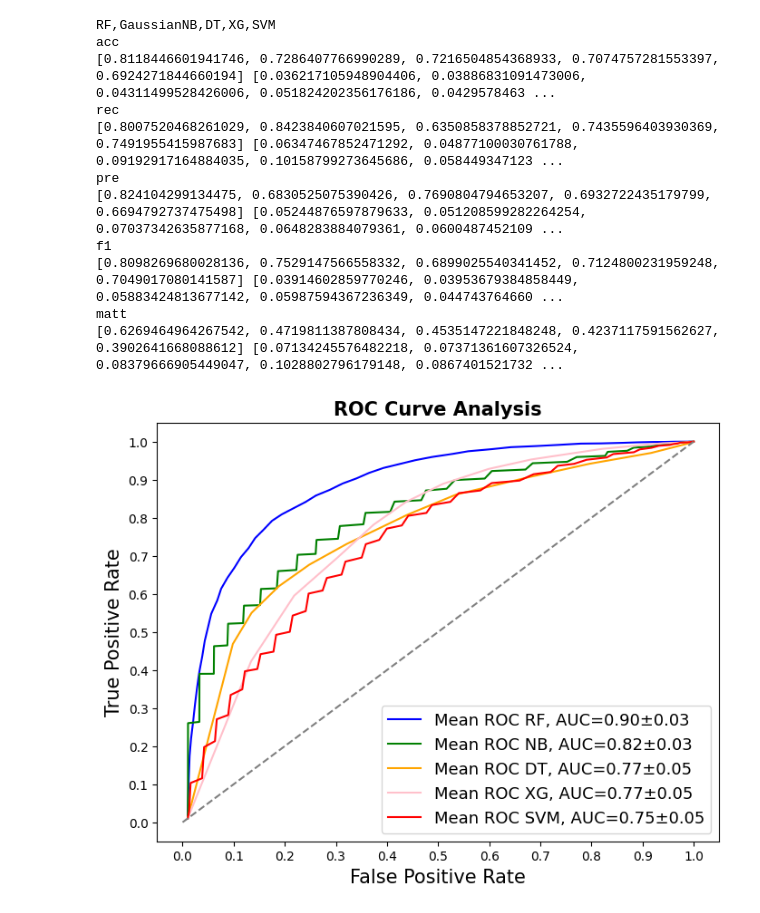
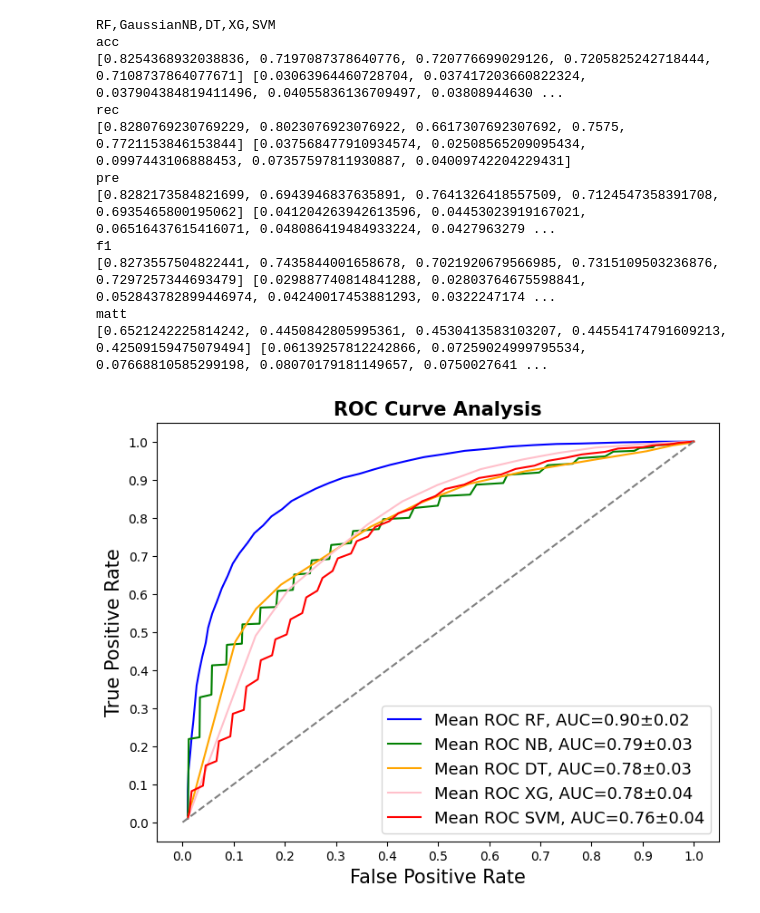
Before and after one commit to cparejabarrueto/epitopes, a Jupyter notebook: Epitopes-Article.ipynb, the cells around one changed output. Saved outputs shown, nothing was run; the diff lists cells and outputs as text; code cells hidden in the pictures.

```diff
--- a/Epitopes-Article.ipynb
+++ b/Epitopes-Article.ipynb
@@ -28,9 +28,6 @@ classifiers = [RandomForestClassifier(random_state=123),
                DecisionTreeClassifier(random_state=123,min_samples_split=100),
                xgb.XGBClassifier(n_estimators=2, max_depth=2, learning_rate=1, objective='binary:logistic'),
                SVC(random_state=123, probability=True)]
-#RF,GaussianNB,DT,XGB,SVC
-
-#TABLA RESULTADOS SOBRE MATRIZ DE CONFUSION Y CURVA ROC
 result_table = pd.DataFrame(columns=['classifiers','fpr','tpr','auc'])
 
 graph_acc=[]
@@ -51,9 +48,10 @@ print(df_ref)
 X=df_ref[feature_cols]
 Y=df_ref.Class
 X_p=preprocessing.normalize(X)
-print(df_ref.iloc[np.random.random_integers(256,2050,256),0:74])
-df2=df_ref.iloc[np.random.random_integers(256,2050,256),0:74]
-df3=df_ref.iloc[0:256,0:74]
+df2=df_ref.iloc[np.random.random_integers(256,2050,257),0:74]
+#size for positive and negative samples is 257
+df2.to_csv('source_nonEpiRef.csv', index=True)
+df3=df_ref.iloc[0:257,0:74]
 frames = [df3, df2]
 df4=pd.concat(frames)
 Xrandom=df4[feature_cols]
@@ -89,18 +87,30 @@ Name: Class, Length: 512, dtype: int64
 # %%
+count = 0
 for cls in classifiers: #BUCLE PARA CADA ALGORITMO CLASIFICADOR, RANDOM FOREST
-    #print(cls)
+    count=count+1
+    if count == 1:
+        name = "RF"
+    if count == 2:
+        name = "NB"
+    if count == 3:
+        name = "DT"
+    if count == 4:
+        name = "SVM"
+    if count ==5:
+        name = "XG"
     for i in W_range:   #BUCLE DE 100 REPETICIONES
         fpr_all=[]      #SETEAR VARIABLES, LISTAS VACÍAS PARA MATRIZ DE COSTO
         tpr_all=[]
-        df2=df_ref.iloc[np.random.random_integers(256,2050,256),0:74]  #SELECCION DE EJEMPLOS NEGATIVOS
-        df3=df_ref.iloc[0:255,0:74] #EJEMPLOS POSITIVOS
+        df2=df_ref.iloc[np.random.random_integers(256,2050,257),0:74]  #SELECCION DE EJEMPLOS NEGATIVOS
+        df2.to_csv('source_nonEpiRef_'+str(name)+'_'+str(i)+'.csv', index=True)
+        df3=df_ref.iloc[0:257,0:74] #EJEMPLOS POSITIVOS
         frames = [df3, df2]
         df4=pd.concat(frames)
         X_r=df4[feature_cols]    #SELECCION DE LOS DESCRIPTORES ELEGIDOS
         Y_r=df4.Class
         Y_r.value_counts()
         X_rn=preprocessing.normalize(X_r)          #ESCALAR VALORES DE DESCRIPTORS
-        X_train, X_test, y_train, y_test = train_test_split(X_rn,Y_r, test_size=0.20) #DIVIDIR SET DE DATOS EN ENTRENAMIENTO Y PRUEBA
+        X_train, X_test, y_train, y_test = train_test_split(X_rn,Y_r, test_size=0.20,random_state=123) #DIVIDIR SET DE DATOS EN ENTRENAMIENTO Y PRUEBA
         model = cls.fit(X_train, y_train)          #CONSTRUIR MODELO
         y_pred = model.predict_proba(X_test)[::,1] #PREDECIR VALORES PARA EL TEST
         fpr, tpr, _ = roc_curve(y_test,y_pred)     #IDENTIFICAR FALSOS Y VERDADEROS POSITIVOS PARA CONTRUIR CURVA ROC
@@ -339,36 +349,36 @@ mean_tpr_xg = np.mean(matrix,axis=1)
 std_tpr_xg = np.std(matrix,axis=1)
 
 
 plt.figure(figsize=(8,6))
 clasif = ["RF","NB","DT","XG","SVM"]
 plt.plot(mean_fpr_rf, mean_tpr_rf, color='blue', label="Mean ROC {}, AUC={:.2f}±{:.2f}".format(clasif[0], Auc2[0],Auc3[0]))
 plt.plot(mean_fpr_nb, mean_tpr_nb, color='green', label="Mean ROC {}, AUC={:.2f}±{:.2f}".format(clasif[1], Auc2[1],Auc3[1]))
 plt.plot(mean_fpr_dt, mean_tpr_dt, color='orange',label="Mean ROC {}, AUC={:.2f}±{:.2f}".format(clasif[2], Auc2[2],Auc3[2]))
 plt.plot(mean_fpr_xg,mean_tpr_xg,color='pink',  label="Mean ROC {}, AUC={:.2f}±{:.2f}".format(clasif[3], Auc2[3],Auc3[3]))
 plt.plot(mean_fpr_svm, mean_tpr_svm, color='red',   label="Mean ROC {}, AUC={:.2f}±{:.2f}".format(clasif[4], Auc2[4],Auc3[4]))
 plt.plot([0,1], [0,1], color='grey', linestyle='--')
 plt.xticks(np.arange(0.0, 1.1, step=0.1))
 plt.xlabel("False Positive Rate", fontsize=15)
 plt.yticks(np.arange(0.0, 1.1, step=0.1))
 plt.ylabel("True Positive Rate", fontsize=15)
 plt.title('ROC Curve Analysis', fontweight='bold', fontsize=15)
 plt.legend(prop={'size':13}, loc='lower right')
 result_table.set_index('classifiers', inplace=True)
 plt.savefig('ROCcurve_0.png')
 plt.show()
 
 
 #dump(cls, 'model.joblib')
 # %% [output]
 RF,GaussianNB,DT,XG,SVM
 acc
-[0.8118446601941746, 0.7286407766990289, 0.7216504854368933, 0.7074757281553397, 0.6924271844660194] [0.036217105948904406, 0.03886831091473006, 0.04311499528426006, 0.051824202356176186, 0.0429578463 ...
+[0.8254368932038836, 0.7197087378640776, 0.720776699029126, 0.7205825242718444, 0.7108737864077671] [0.03063964460728704, 0.037417203660822324, 0.037904384819411496, 0.04055836136709497, 0.03808944630 ...
 rec
-[0.8007520468261029, 0.8423840607021595, 0.6350858378852721, 0.7435596403930369, 0.7491955415987683] [0.06347467852471292, 0.04877100030761788, 0.09192917164884035, 0.10158799273645686, 0.058449347123 ...
+[0.8280769230769229, 0.8023076923076922, 0.6617307692307692, 0.7575, 0.7721153846153844] [0.037568477910934574, 0.02508565209095434, 0.0997443106888453, 0.07357597811930887, 0.04009742204229431]
 pre
-[0.824104299134475, 0.6830525075390426, 0.7690804794653207, 0.6932722435179799, 0.6694792737475498] [0.05244876597879633, 0.051208599282264254, 0.07037342635877168, 0.0648283884079361, 0.0600487452109 ...
+[0.8282173584821699, 0.6943946837635891, 0.7641326418557509, 0.7124547358391708, 0.6935465800195062] [0.041204263942613596, 0.04453023919167021, 0.06516437615416071, 0.048086419484933224, 0.0427963279 ...
 f1
-[0.8098269680028136, 0.7529147566558332, 0.6899025540341452, 0.7124800231959248, 0.7049017080141587] [0.03914602859770246, 0.03953679384858449, 0.05883424813677142, 0.05987594367236349, 0.044743764660 ...
+[0.8273557504822441, 0.7435844001658678, 0.7021920679566985, 0.7315109503236876, 0.7297257344693479] [0.029887740814841288, 0.02803764675598841, 0.052843782899446974, 0.04240017453881293, 0.0322247174 ...
 matt
-[0.6269464964267542, 0.4719811387808434, 0.4535147221848248, 0.4237117591562627, 0.3902641668088612] [0.07134245576482218, 0.07371361607326524, 0.08379666905449047, 0.1028802796179148, 0.0867401521732 ...
+[0.6521242225814242, 0.4450842805995361, 0.4530413583103207, 0.44554174791609213, 0.42509159475079494] [0.06139257812242866, 0.07259024999795534, 0.07668810585299198, 0.08070179181149657, 0.0750027641 ...
-[figure, old version]
+[figure, new version]
```
Also changed, not shown: parts of 21 cells of this notebook, 1 other file.
